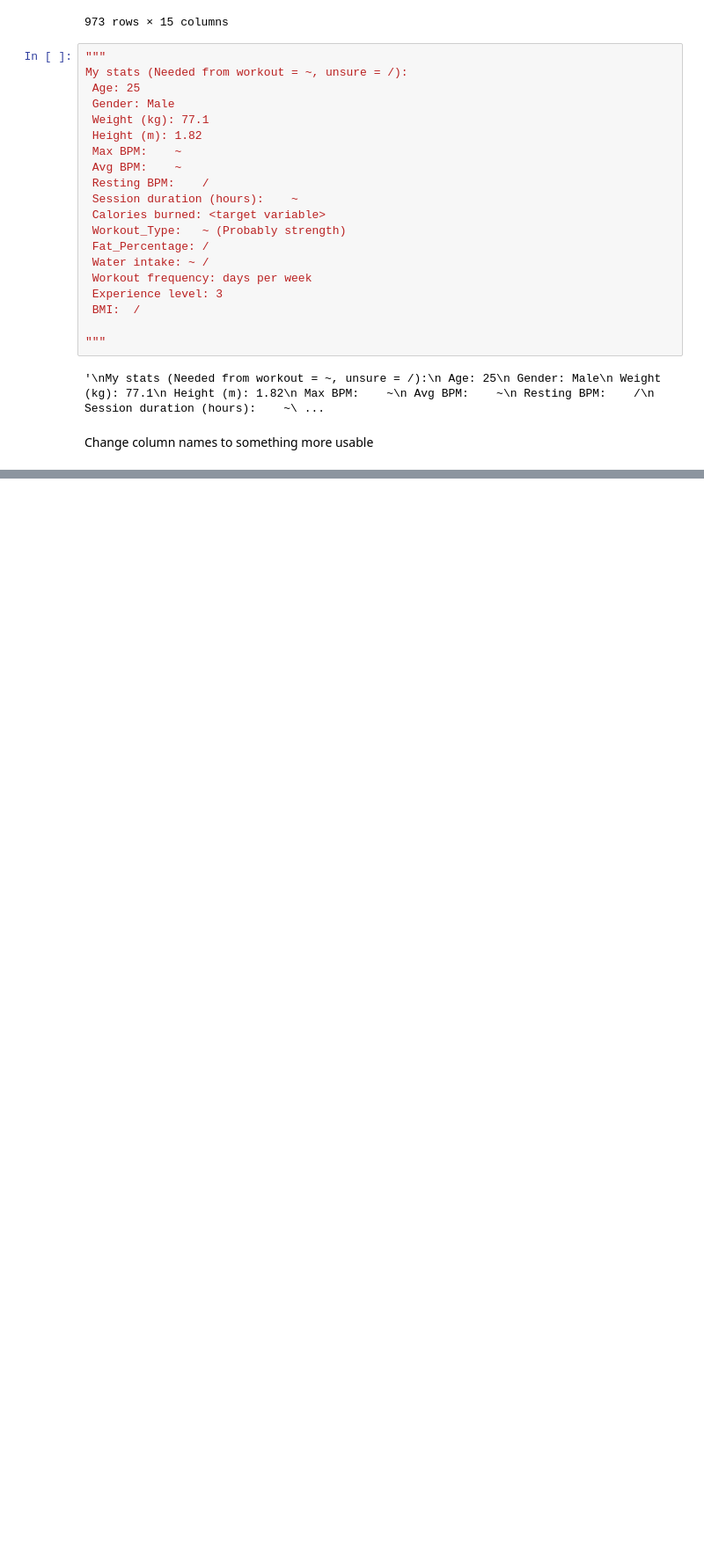
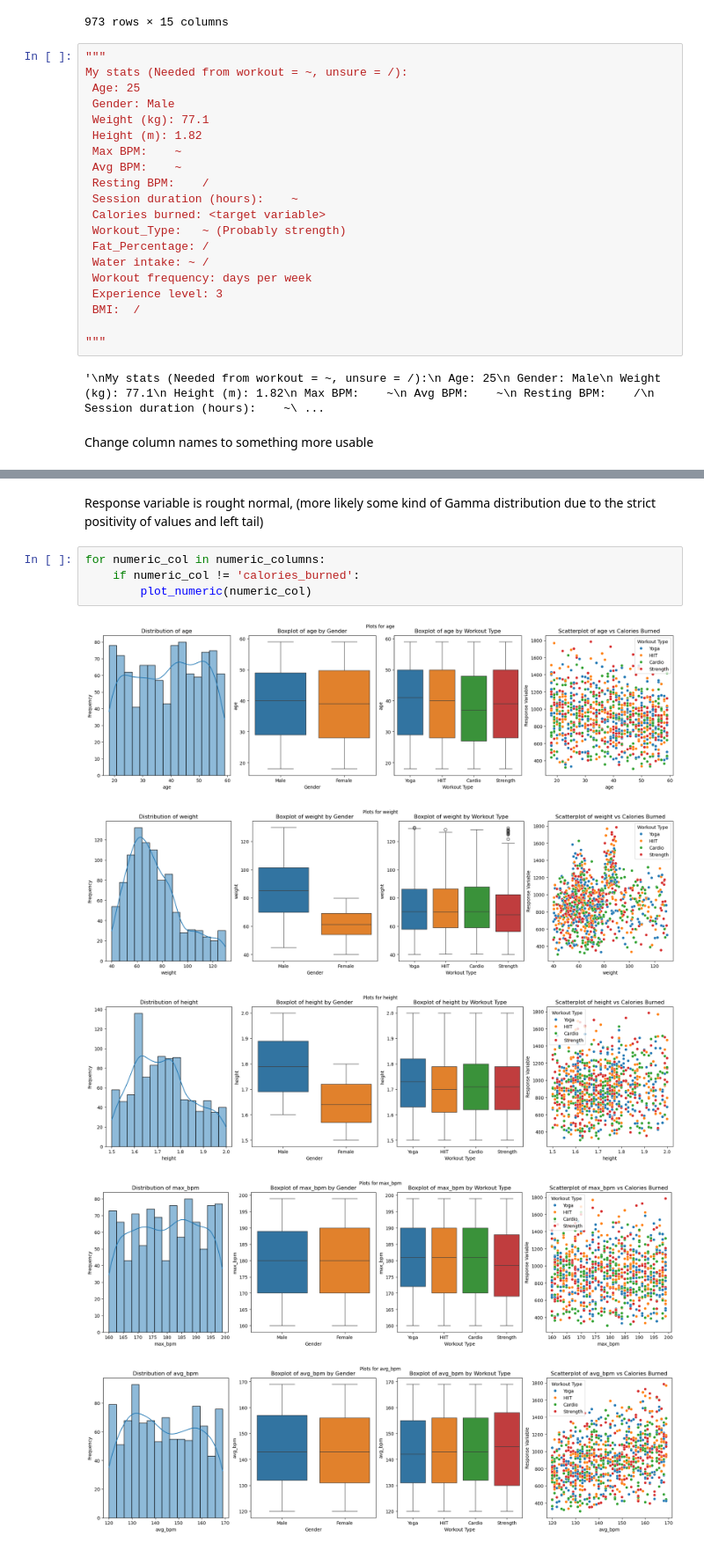
Before and after one commit to p-hinson/gym_data_analysis, a Jupyter notebook: workouts_analysis.ipynb, the cells around one changed output, grey strips where cells are left out. Shown at 88% size. Drawn from its saved outputs; the diff is of its cells as text; blank space fills up the shorter version.

```diff
--- a/workouts_analysis.ipynb
+++ b/workouts_analysis.ipynb
@@ -65,0 +189,12 @@ gym_data.columns = ['age',	'gender',	'weight', 'height', (m)	Max_BPM	Avg_BPM	Res
+# %% [markdown]
+Response variable is rought normal, (more likely some kind of Gamma distribution due to the strict positivity of values and left tail)
+# %%
+for numeric_col in numeric_columns:
+    if numeric_col != 'calories_burned':
+        plot_numeric(numeric_col)
+# %% [output]
+[figure, added]
+[figure, added]
+[figure, added]
+[figure, added]
+[figure, added]
```
Also changed, not shown: parts of 36 cells of this notebook.
